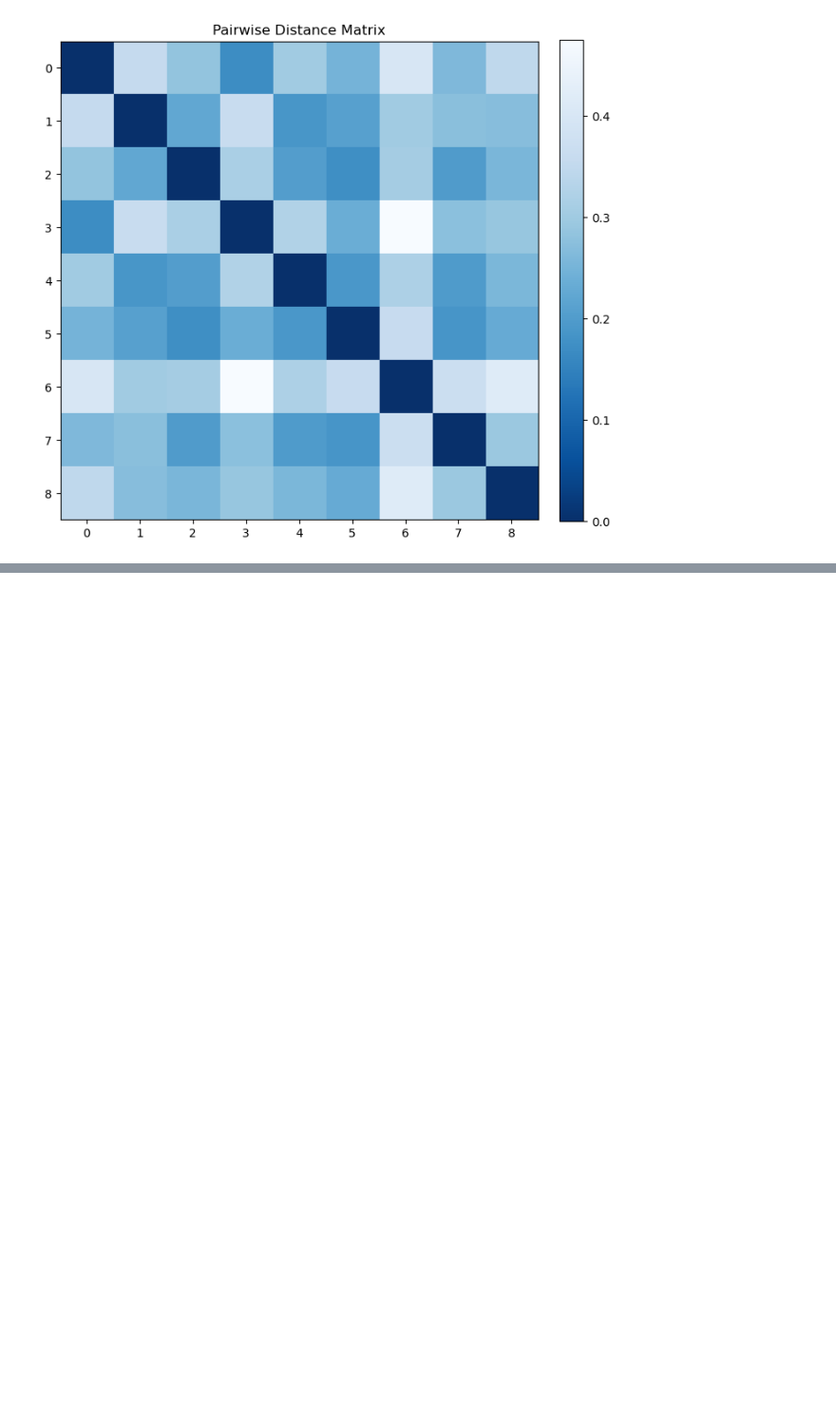
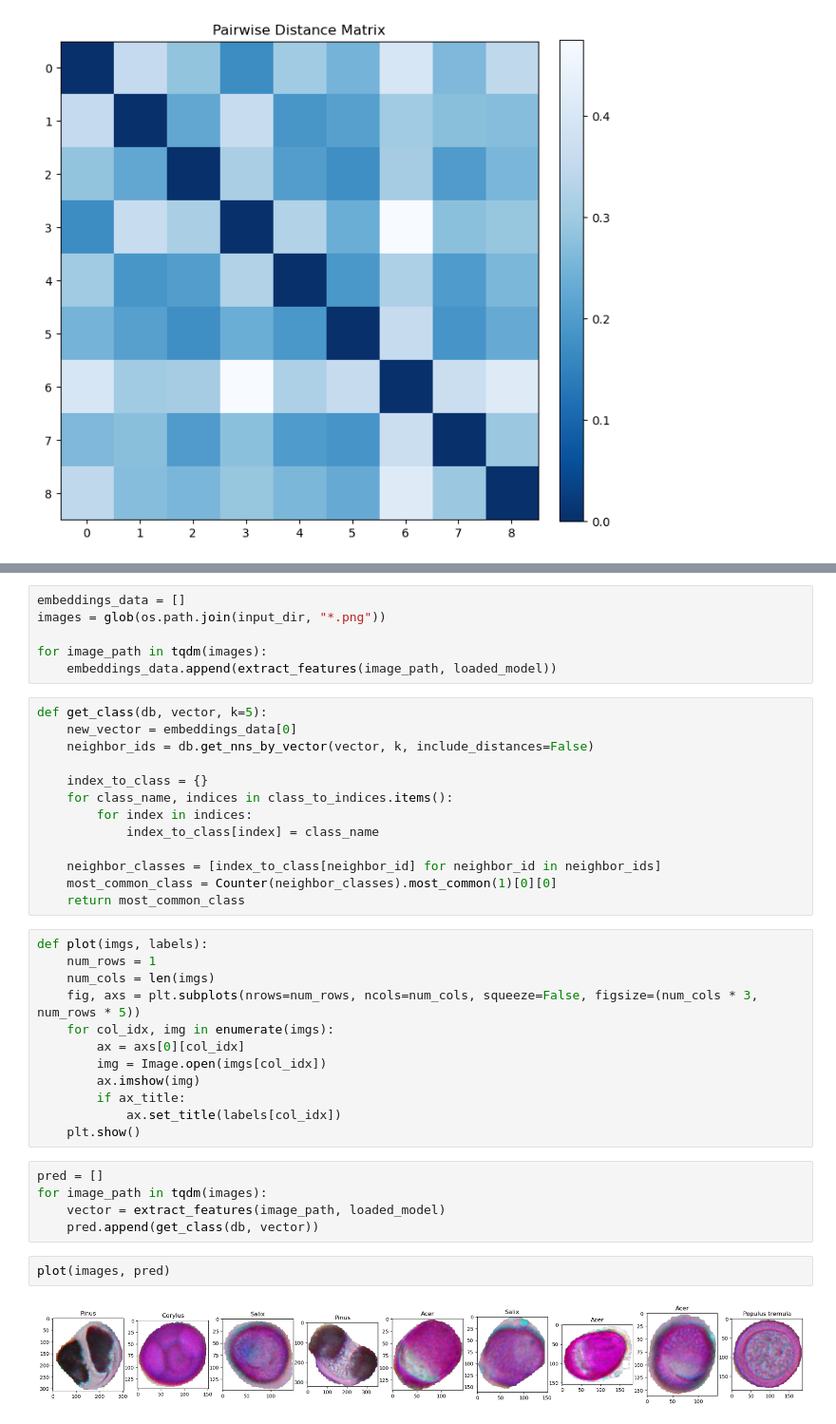
Before and after one commit to Digiratory/Pollen-Analyzer, a Jupyter notebook: Complete_pipeline.ipynb, the cells around one changed output, grey strips where cells are left out. Shown at 95% size. Cells and saved outputs as stored; diff of their text form; blank space fills up the shorter version.

```diff
--- a/Complete_pipeline.ipynb
+++ b/Complete_pipeline.ipynb
@@ -462,0 +560,40 @@ plot_matrix(embeddings_data, labels_data_str)
+# %%
+embeddings_data = []
+images = glob(os.path.join(input_dir, "*.png"))
+
+for image_path in tqdm(images):
+    embeddings_data.append(extract_features(image_path, loaded_model))
+# %%
+def get_class(db, vector, k=5):
+    new_vector = embeddings_data[0]
+    neighbor_ids = db.get_nns_by_vector(vector, k, include_distances=False)
+
+    index_to_class = {}
+    for class_name, indices in class_to_indices.items():
+        for index in indices:
+            index_to_class[index] = class_name
+
+    neighbor_classes = [index_to_class[neighbor_id] for neighbor_id in neighbor_ids]
+    most_common_class = Counter(neighbor_classes).most_common(1)[0][0]
+    return most_common_class
+# %%
+def plot(imgs, labels):
+    num_rows = 1
+    num_cols = len(imgs)
+    fig, axs = plt.subplots(nrows=num_rows, ncols=num_cols, squeeze=False, figsize=(num_cols * 3, num_rows * 5))
+    for col_idx, img in enumerate(imgs):
+        ax = axs[0][col_idx]
+        img = Image.open(imgs[col_idx])
+        ax.imshow(img)
+        if ax_title:
+            ax.set_title(labels[col_idx])
+    plt.show()
+# %%
+pred = []
+for image_path in tqdm(images):
+    vector = extract_features(image_path, loaded_model)
+    pred.append(get_class(db, vector))
+# %%
+plot(images, pred)
+# %% [output]
+[figure, added]
```
Also changed, not shown: parts of 11 cells of this notebook.
